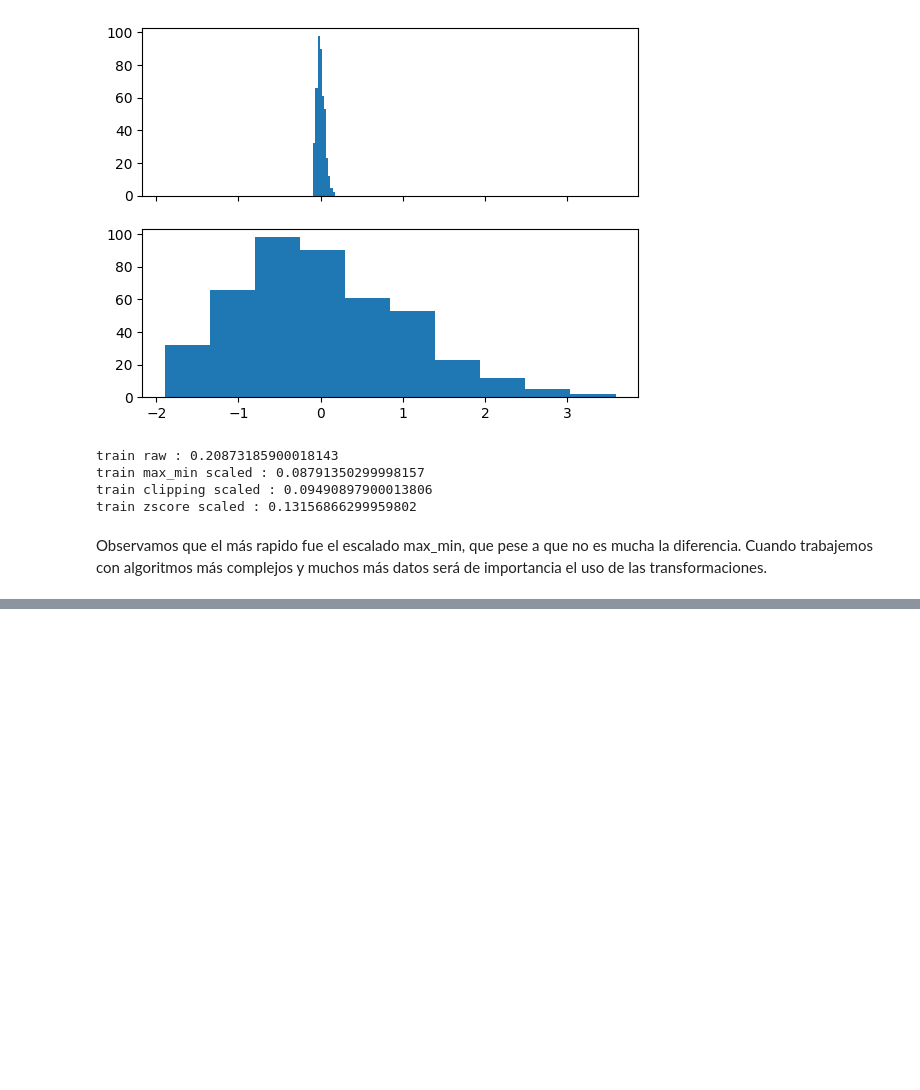
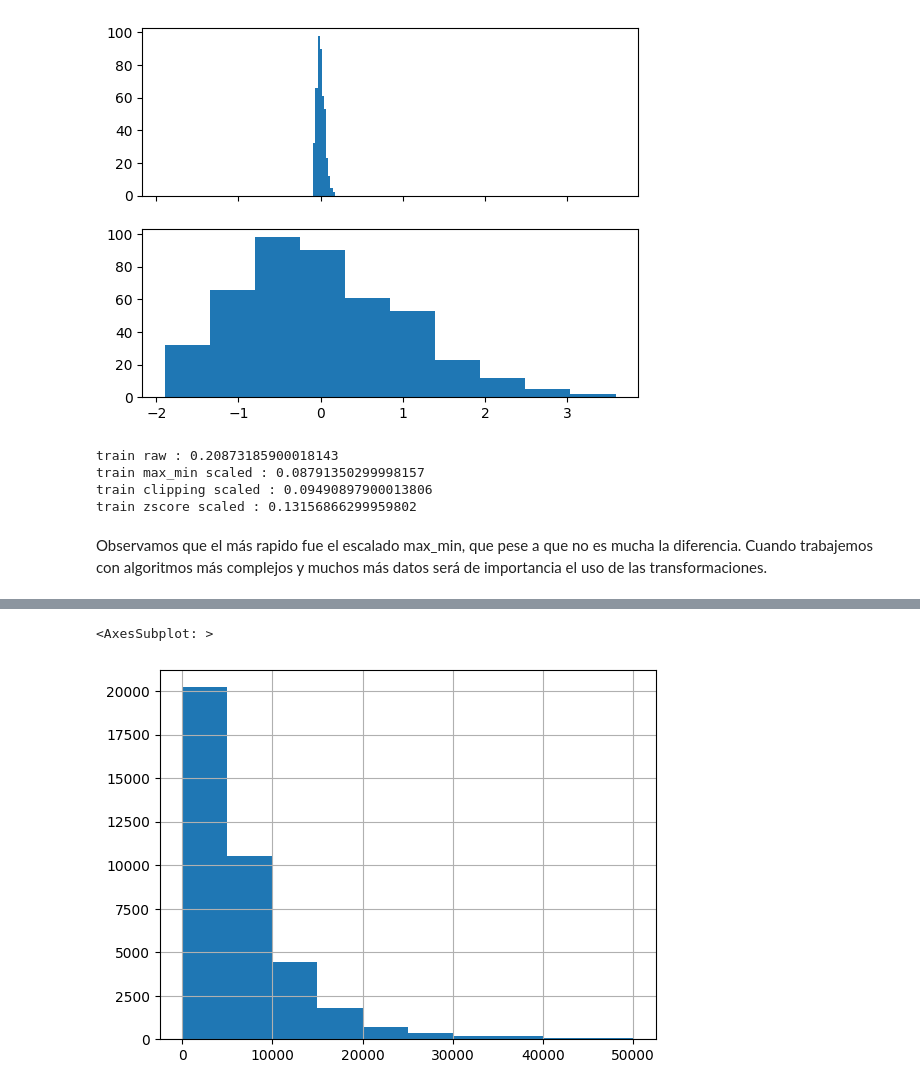
Before and after one commit to CharlyRazo/Cursos-Platzi, a Jupyter notebook: Curso de probabilidad y estadistica/Estadística descriptiva/procesamiento de datos.ipynb, the cells around one changed output, grey strips where cells are left out. Drawn from its saved outputs; the diff is of its cells as text; code cells hidden in the pictures; blank space fills up the shorter version.

```diff
--- a/Curso de probabilidad y estadistica/Estadística descriptiva/procesamiento de datos.ipynb
+++ b/Curso de probabilidad y estadistica/Estadística descriptiva/procesamiento de datos.ipynb
@@ -127,0 +132,3 @@ Observamos que el más rapido fue el escalado max_min, que pese a que no es much
+# %%
+df = pd.read_csv('cars.csv')
+df.head()
@@ -127,0 +143,6 @@ Observamos que el más rapido fue el escalado max_min, que pese a que no es much
+# %%
+#visualizamos que estos datos son fuertemente sesgados
+df['price_usd'].hist()
+# %% [output]
+<AxesSubplot: >
+[figure, added]
```
Also changed, not shown: parts of 15 cells of this notebook, 5 other files.
